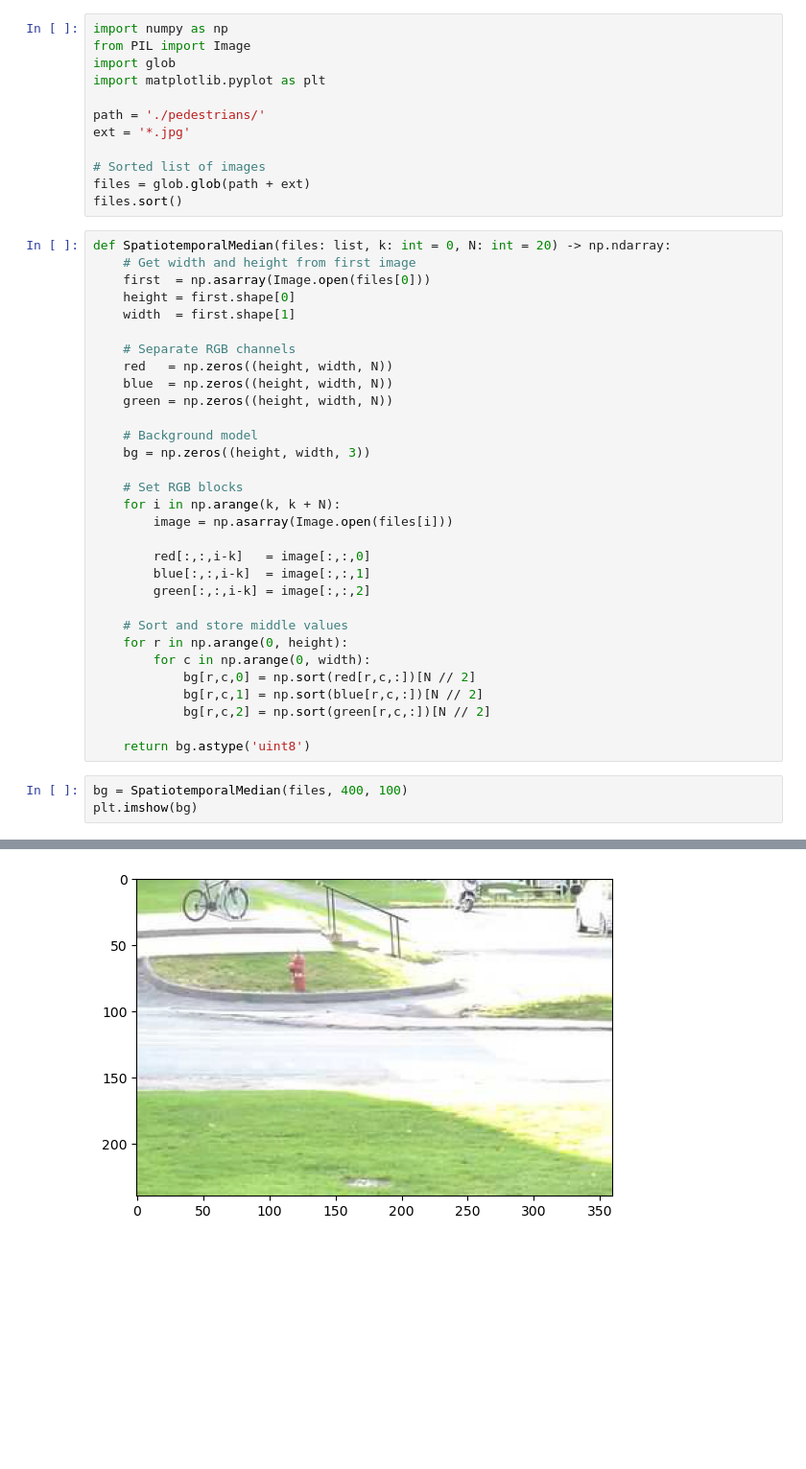
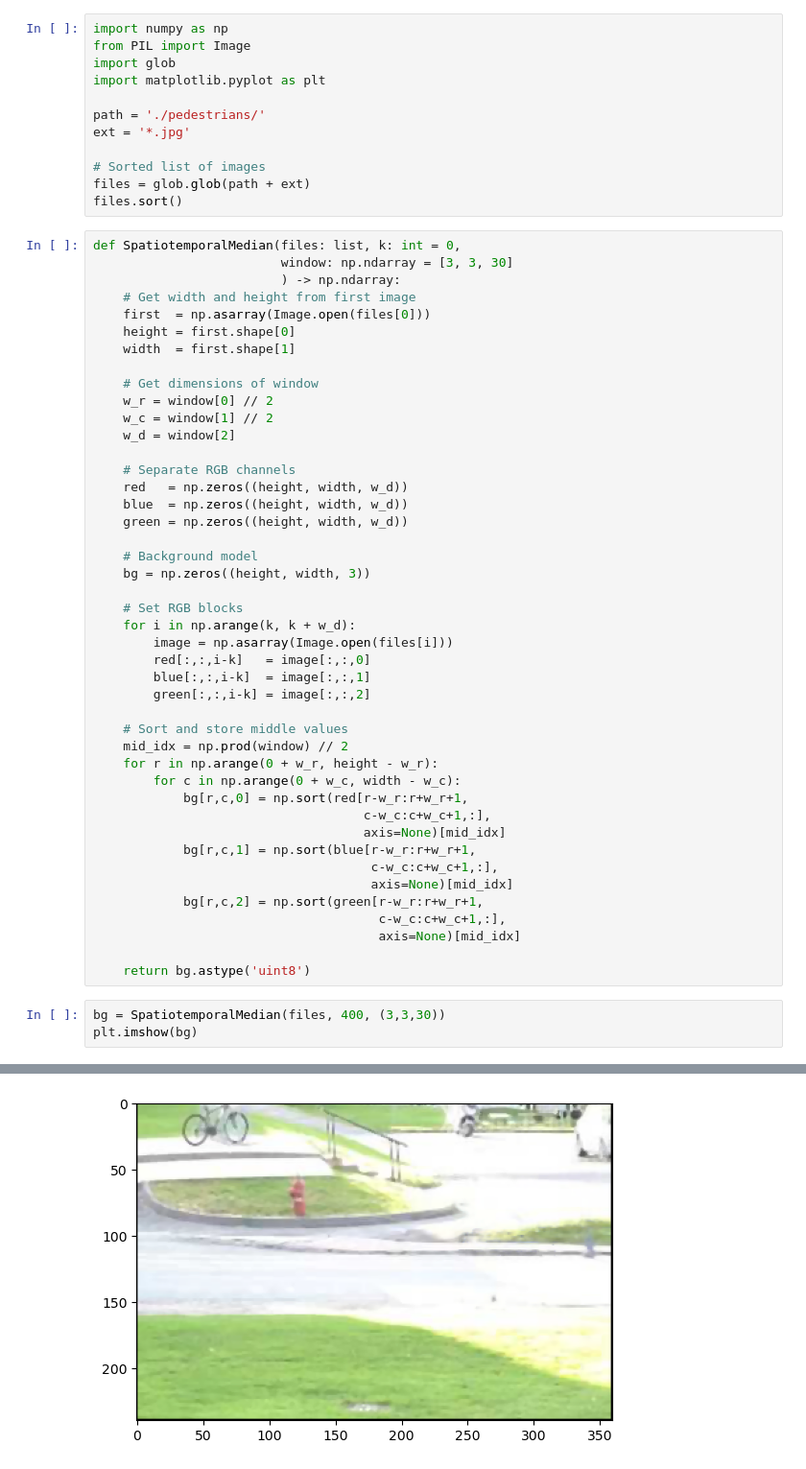
Before and after one commit to AIP-Mizzou/BackSub, a Jupyter notebook: main.ipynb, the cells around one changed output, grey strips where cells are left out. Shown at 96% size. Drawn from its saved outputs; the diff is of its cells as text; blank space fills up the shorter version.

Commit message:
Add spatial window

```diff
--- a/main.ipynb
+++ b/main.ipynb
@@ -14,40 +14,53 @@ ext = '*.jpg'
 files = glob.glob(path + ext)
 files.sort()
 # %%
-def SpatiotemporalMedian(files: list, k: int = 0, N: int = 20) -> np.ndarray:
+def SpatiotemporalMedian(files: list, k: int = 0,
+                         window: np.ndarray = [3, 3, 30]
+                         ) -> np.ndarray:
     # Get width and height from first image
     first  = np.asarray(Image.open(files[0]))
     height = first.shape[0]
     width  = first.shape[1]
 
+    # Get dimensions of window
+    w_r = window[0] // 2
+    w_c = window[1] // 2
+    w_d = window[2]
+
     # Separate RGB channels
-    red   = np.zeros((height, width, N))
-    blue  = np.zeros((height, width, N))
-    green = np.zeros((height, width, N))
+    red   = np.zeros((height, width, w_d))
+    blue  = np.zeros((height, width, w_d))
+    green = np.zeros((height, width, w_d))
 
     # Background model
     bg = np.zeros((height, width, 3))
 
     # Set RGB blocks
-    for i in np.arange(k, k + N):
+    for i in np.arange(k, k + w_d):
         image = np.asarray(Image.open(files[i]))
-
         red[:,:,i-k]   = image[:,:,0]
         blue[:,:,i-k]  = image[:,:,1]
         green[:,:,i-k] = image[:,:,2]
 
     # Sort and store middle values
-    for r in np.arange(0, height):
-        for c in np.arange(0, width):
-            bg[r,c,0] = np.sort(red[r,c,:])[N // 2]
-            bg[r,c,1] = np.sort(blue[r,c,:])[N // 2]
-            bg[r,c,2] = np.sort(green[r,c,:])[N // 2]
+    mid_idx = np.prod(window) // 2
+    for r in np.arange(0 + w_r, height - w_r):
+        for c in np.arange(0 + w_c, width - w_c):
+            bg[r,c,0] = np.sort(red[r-w_r:r+w_r+1,
+                                    c-w_c:c+w_c+1,:],
+                                    axis=None)[mid_idx]
+            bg[r,c,1] = np.sort(blue[r-w_r:r+w_r+1,
+                                     c-w_c:c+w_c+1,:],
+                                     axis=None)[mid_idx]
+            bg[r,c,2] = np.sort(green[r-w_r:r+w_r+1,
+                                      c-w_c:c+w_c+1,:],
+                                      axis=None)[mid_idx]
 
     return bg.astype('uint8')
 # %%
-bg = SpatiotemporalMedian(files, 400, 100)
+bg = SpatiotemporalMedian(files, 400, (3,3,30))
 plt.imshow(bg)
 # %% [output]
 <matplotlib.image.AxesImage at 0x...>
-[figure, old version]
+[figure, new version]
 # %%
```
Also changed, not shown: parts of 2 cells of this notebook.
